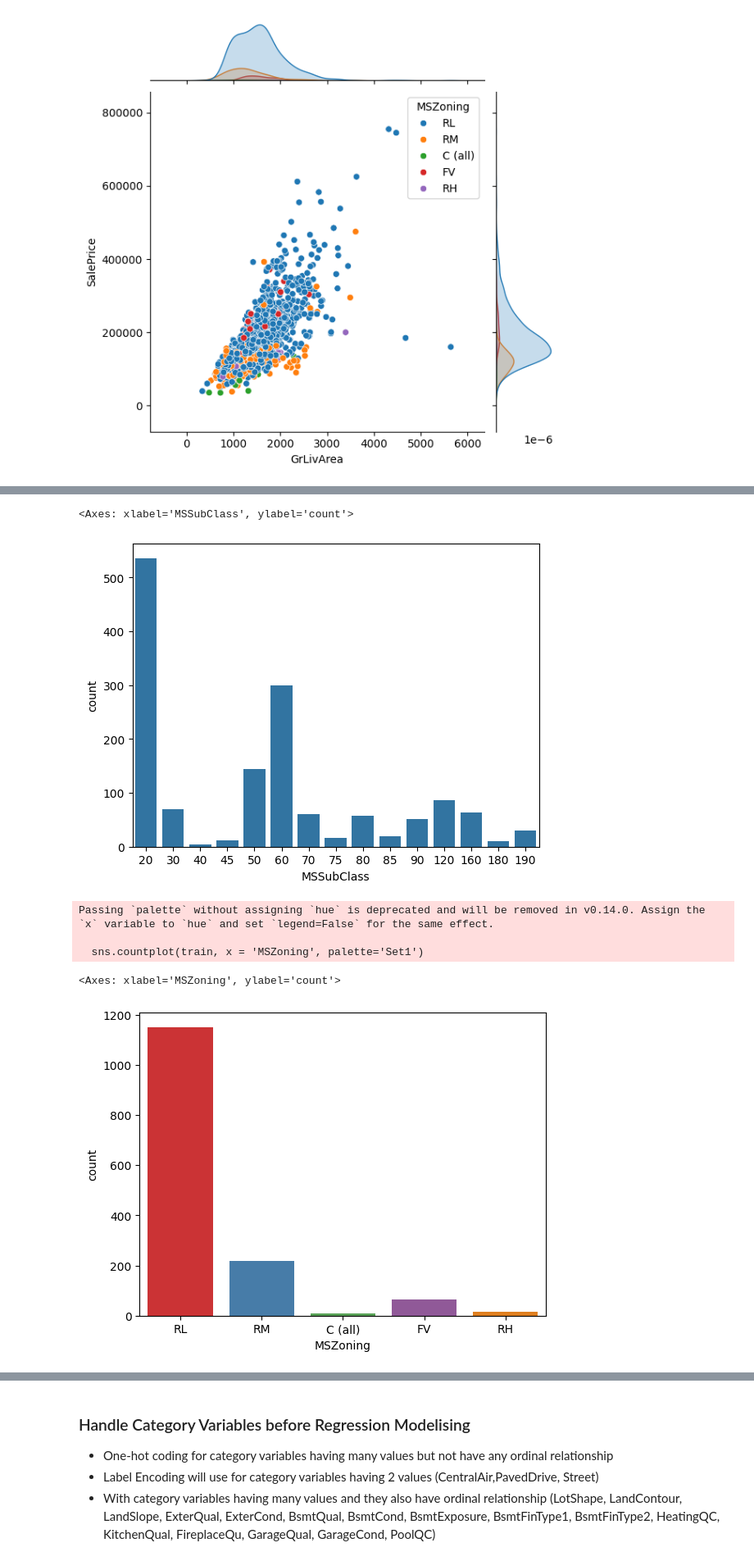
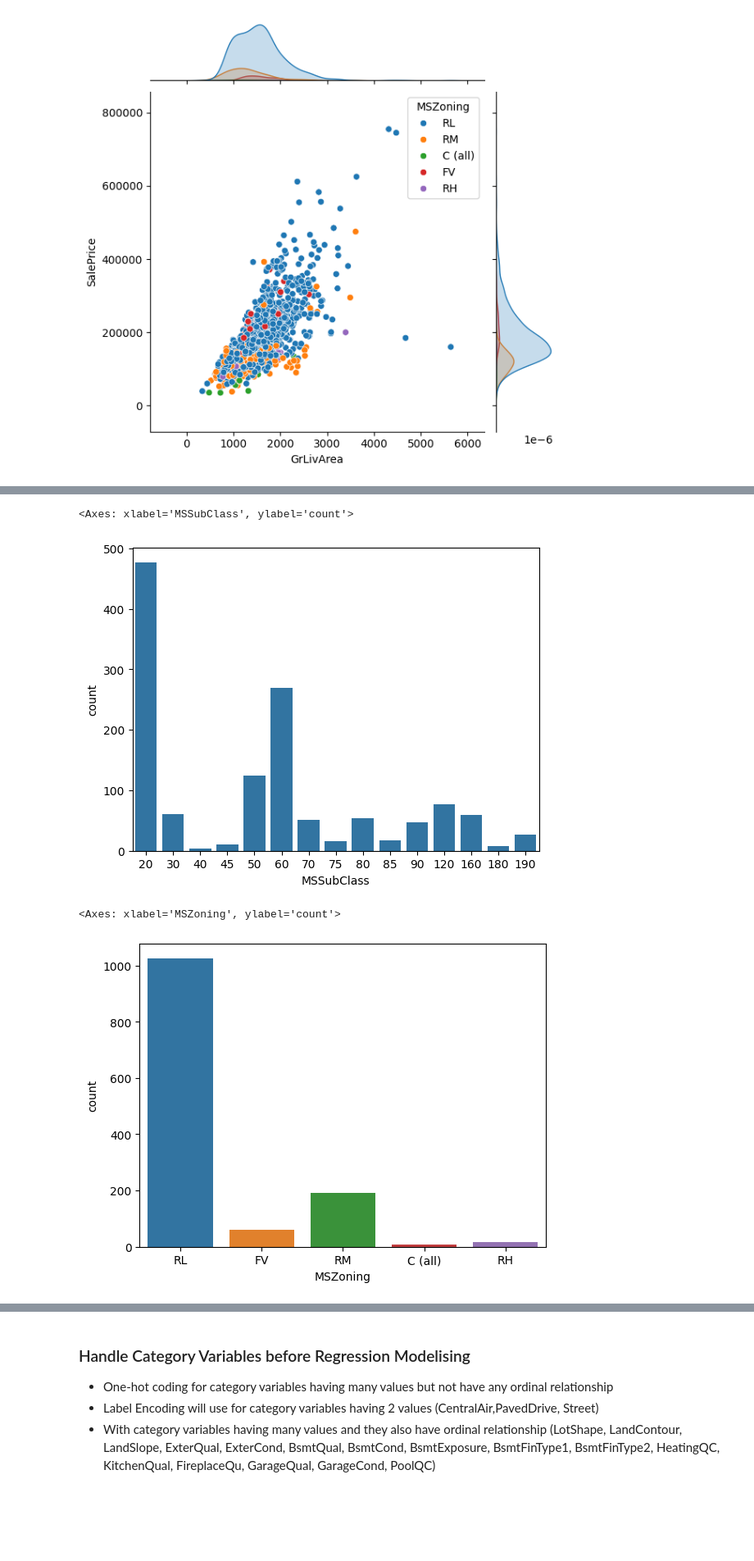
Before and after one commit to pvnt10503/Data-Analytics, a Jupyter notebook: house_price_competition.ipynb, the cells around one changed output, grey strips where cells are left out. Shown at 82% size. Drawn from its saved outputs; the diff is of its cells as text; code cells hidden in the pictures; blank space fills up the shorter version.

```diff
--- a/house_price_competition.ipynb
+++ b/house_price_competition.ipynb
@@ -83,0 +42,15 @@ train[missing_value_features]
+# %%
+#LotFrontage
+LotFrontage_avg_train = train['LotFrontage'].mean()
+LotFrontage_avg_test = test['LotFrontage'].mean()
+train['LotFrontage'] = train['LotFrontage'].fillna(LotFrontage_avg_train)
+test['LotFrontage'] = test['LotFrontage'].fillna(LotFrontage_avg_test)
+#BsmtExposure
+train.loc[948,'BsmtExposure'] = 'No'
+test.loc[27,'BsmtExposure'] = 'No'
+test.loc[888,'BsmtExposure'] = 'No'
+#TotalBsmtSF
+TotalBsmt_avg_train = train['TotalBsmtSF'].mean()
+TotalBsmt_avg_test = test['TotalBsmtSF'].mean()
+train['TotalBsmtSF'] = train['TotalBsmtSF'].fillna(TotalBsmt_avg_train)
+test['TotalBsmtSF'] = test['TotalBsmtSF'].fillna(TotalBsmt_avg_test)
@@ -134,0 +132,9 @@ sns.countplot(train, x = 'TotRmsAbvGrd')
+# %%
+def detect_outliers_iqr(df, feature):
+    df[feature] = sorted(df[feature])
+    q1 = np.percentile(df[feature], 25)
+    q3 = np.percentile(df[feature], 75)
+    IQR = q3 - q1
+    lower_bound =q1 - (1.5 *IQR)
+    upper_bound = q3 + (1.5*IQR)
+    return lower_bound, upper_bound
@@ -134,0 +156,11 @@ sns.countplot(train, x = 'TotRmsAbvGrd')
+# %%
+#Detect and remove outliers in Train Dataset
+## LotArea
+lower_bound, upper_bound = detect_outliers_iqr(train, 'LotArea')
+train = train[(train['LotArea'] > lower_bound) & (train['LotArea'] < upper_bound)]
+## TotalBsmtSF
+lower_bound, upper_bound = detect_outliers_iqr(train, 'TotalBsmtSF')
+train = train[(train['TotalBsmtSF'] > lower_bound) & (train['TotalBsmtSF'] < upper_bound)]
+##GrLivArea
+lower_bound, upper_bound = detect_outliers_iqr(train, 'GrLivArea')
+train = train[(train['GrLivArea'] > lower_bound) & (train['GrLivArea'] < upper_bound)]
@@ -156,16 +238,13 @@ sns.countplot(train, x ='MSSubClass')
 # Majority type of houses is 20  (1-STORY 1946 & NEWER ALL STYLES)
 # %% [output]
 <Axes: xlabel='MSSubClass', ylabel='count'>
-[figure, old version]
+[figure, new version]
 # %%
-sns.countplot(train, x = 'MSZoning', palette='Set1')
+sns.countplot(train, x = 'MSZoning', hue = 'MSZoning')
 # Most houses sold are in Residential Low Density
 # %% [output]
-Passing `palette` without assigning `hue` is deprecated and will be removed in v0.14.0. Assign the `x` variable to `hue` and set `legend=False` for the same effect.
-
-  sns.countplot(train, x = 'MSZoning', palette='Set1')
+<Axes: xlabel='MSZoning', ylabel='count'>
-<Axes: xlabel='MSZoning', ylabel='count'>
-[figure, old version]
+[figure, new version]
 # %% [markdown]
 ### Define the reasons why missing values in each column and the way to replace them
 * Missing values in LotFrontage are because of not being recorded
```
Also changed, not shown: parts of 41 cells of this notebook.
